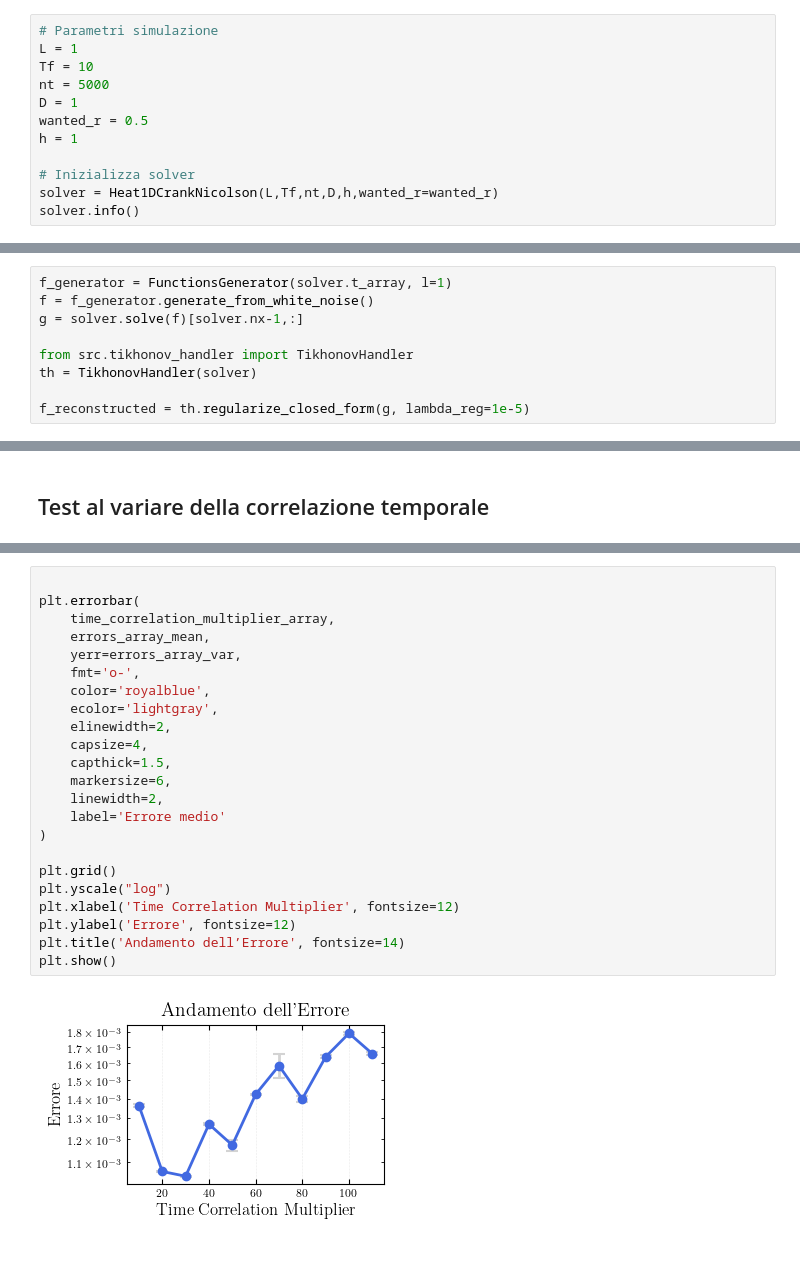
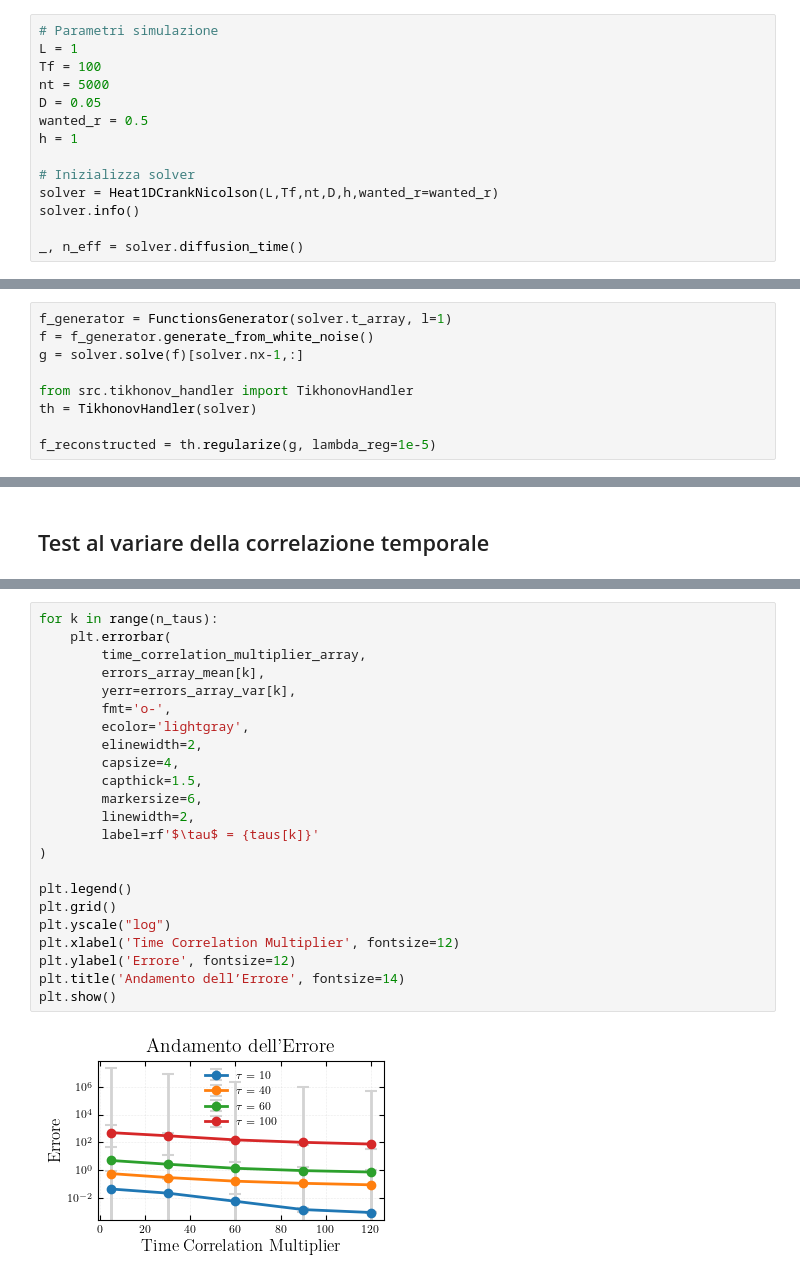
Before and after one commit to Sparisi01/RPM_implementation, a Jupyter notebook: test_tikhonov.ipynb, the cells around one changed output, grey strips where cells are left out. Drawn from its saved outputs; the diff is of its cells as text.

```diff
--- a/test_tikhonov.ipynb
+++ b/test_tikhonov.ipynb
@@ -9,15 +9,17 @@ np.random.seed(42)
 # %%
 # Parametri simulazione
 L = 1
-Tf = 10
+Tf = 100
 nt = 5000
-D = 1
+D = 0.05
 wanted_r = 0.5
 h = 1
 
 # Inizializza solver
 solver = Heat1DCrankNicolson(L,Tf,nt,D,h,wanted_r=wanted_r)
 solver.info()
+
+_, n_eff = solver.diffusion_time()
 # %% [output]
 -----------------------------Solver info------------------------------
 
@@ -36,7 +38,7 @@ g = solver.solve(f)[solver.nx-1,:]
 from src.tikhonov_handler import TikhonovHandler
 th = TikhonovHandler(solver)
 
-f_reconstructed = th.regularize_closed_form(g, lambda_reg=1e-5)
+f_reconstructed = th.regularize(g, lambda_reg=1e-5)
 # %%
 plt.figure()
 plt.plot(solver.t_array, f, label=r"$f(t)$", lw=5, alpha=0.6)
@@ -127,25 +151,25 @@ plt.show()
 # %%
-
-plt.errorbar(
-    time_correlation_multiplier_array,
-    errors_array_mean,
-    yerr=errors_array_var,
-    fmt='o-',
-    color='royalblue',
-    ecolor='lightgray',
-    elinewidth=2,
-    capsize=4,
-    capthick=1.5,
-    markersize=6,
-    linewidth=2,
-    label='Errore medio'
+for k in range(n_taus):
+    plt.errorbar(
+        time_correlation_multiplier_array,
+        errors_array_mean[k],
+        yerr=errors_array_var[k],
+        fmt='o-',
+        ecolor='lightgray',
+        elinewidth=2,
+        capsize=4,
+        capthick=1.5,
+        markersize=6,
+        linewidth=2,
+        label=rf'$\tau$ = {taus[k]}'
 )
 
+plt.legend()
 plt.grid()
 plt.yscale("log")
 plt.xlabel('Time Correlation Multiplier', fontsize=12)
 plt.ylabel('Errore', fontsize=12)
 plt.title('Andamento dell’Errore', fontsize=14)
 plt.show()
 # %% [output]
-[figure, old version]
+[figure, new version]
```
Also changed, not shown: parts of 5 cells of this notebook, 8 other files.
